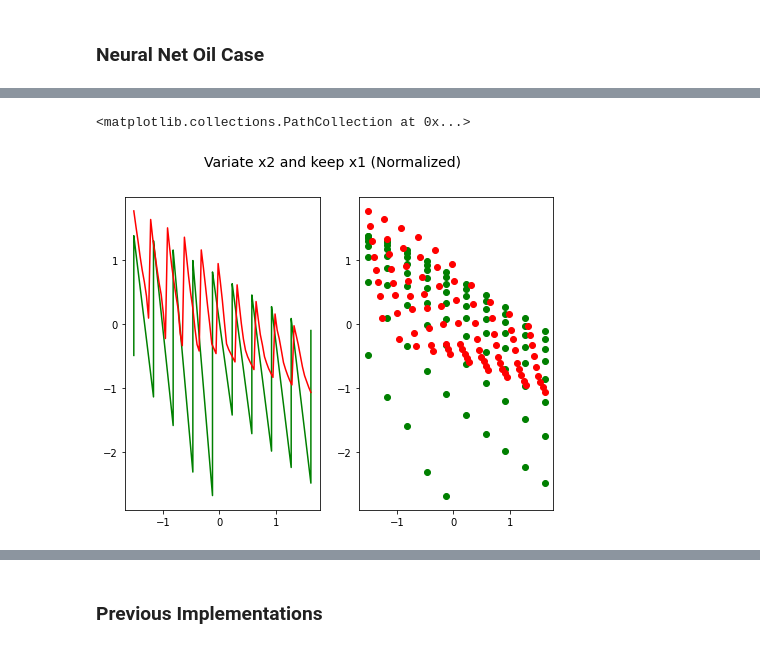
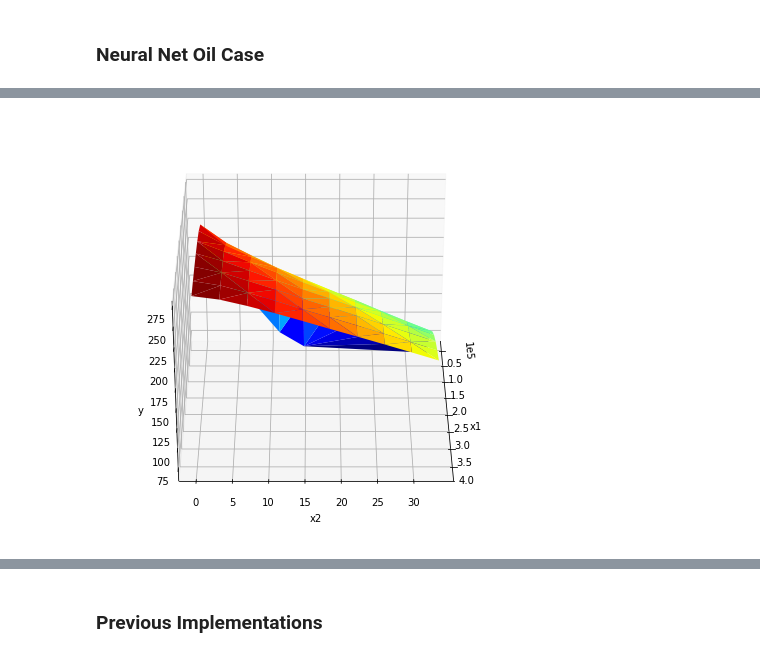
Before and after one commit to Torben11/Neural-Networks-ReLU-as-Aproximation-Functions-in-MILP, a Jupyter notebook: Bound_Tightening/Bound.ipynb, the cells around one changed output, grey strips where cells are left out. Drawn from its saved outputs; the diff is of its cells as text; code cells hidden in the pictures.

```diff
--- a/Bound_Tightening/Bound.ipynb
+++ b/Bound_Tightening/Bound.ipynb
@@ -1745,17 +1731,11 @@ plt.scatter(t_x1_norm[0:,0], t_y1_norm, c='r')
-# %%
-t_x2_norm = np.array(x_norm).copy()
-t_x2_norm[0:,1] = np.linspace(min(x_norm[0:,1]), max(x_norm[0:,1]), 85)
-t_y2_norm = model.predict(t_x2_norm)
-
-fig = plt.gcf()
-fig.suptitle("Variate x2 and keep x1 (Normalized)", fontsize=14)
-
-plt.subplot(1, 2, 1)
-plt.plot(x_norm[0:,1],y_norm,'g-',
-         t_x2_norm[0:,1],t_y2_norm,'r-')
-plt.subplot(1, 2, 2)
-plt.scatter(x_norm[0:,1],y_norm, c = 'g')
-plt.scatter( t_x2_norm[0:,1],t_y2_norm, c = 'r')
-# %% [output]
-<matplotlib.collections.PathCollection at 0x...>
-[figure, removed]
+# %%
+fig = plt.figure()
+ax = Axes3D(fig)
+ax.set_xlabel('x1')
+ax.set_ylabel('x2')
+ax.set_zlabel('y')
+ax.azim = 0
+ax.plot_trisurf(x[0:,0], x[0:,1], y, cmap=cm.jet)
+plt.ticklabel_format(axis="x", style="sci", scilimits=(0,0))
+# %% [output]
+[figure, added]
```
Also changed, not shown: parts of 11 cells of this notebook.
